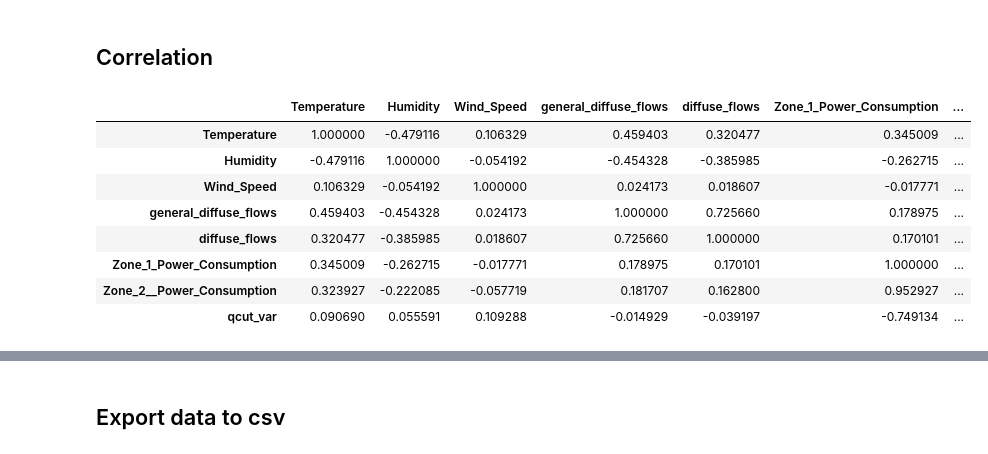
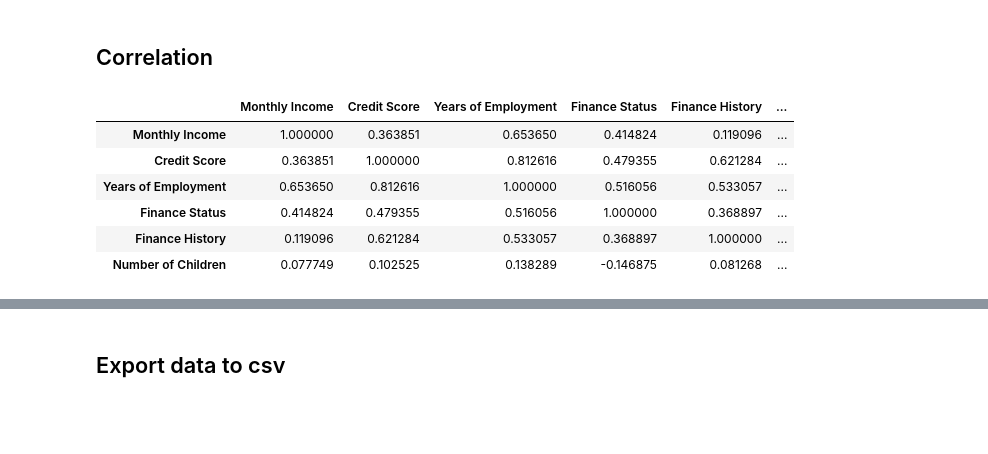
Before and after one commit to wojtas000/Advanced_Machine_Learning, a Jupyter notebook: dataset2.ipynb, the cells around one changed output, grey strips where cells are left out. Cells and saved outputs as stored; diff of their text form; code cells hidden in the pictures; blank space fills up the shorter version.

```diff
--- a/dataset2.ipynb
+++ b/dataset2.ipynb
@@ -109,0 +113,4 @@ data2['qcut_var'] = data2.eval(cols_to_check[0])
+# %%
+data2['Credit Score'] = data2['Credit Score'].fillna(data2['Credit Score'].mode()[0])
+data2['Years of Employment'] = data2['Years of Employment'].fillna(data2['Years of Employment'].mode()[0])
+data2 = data2[~data2.Car.isna()]
@@ -109,0 +128,3 @@ data2['qcut_var'] = data2.eval(cols_to_check[0])
+# %%
+data2['Number of Children'] = (data2['Number of Children']).str.replace('na','0')
+data2['Number of Children'] = data2['Number of Children'].fillna(0)
@@ -110,23 +142,23 @@ data2['qcut_var'] = data2.eval(cols_to_check[0])
+# %%
+data2 = data2.astype(float)
 # %% [markdown]
 ## Split
 # %%
-X = data2.drop(['class','Zone_3__Power_Consumption'], axis=1)
-y = data2['class']
+X = data2.drop(['Car'], axis=1)
+y = data2['Car']
 X_train, X_test, y_train, y_test = train_test_split(X, y, random_state=0, test_size = 0.2)
 # %% [markdown]
 ## Correlation
 # %%
-X_train.corr()
+X.corr()
 # %% [output]
-|  | Temperature | Humidity | Wind_Speed | general_diffuse_flows | diffuse_flows | Zone_1_Power_Consumption | ... |
-| Temperature | 1.000000 | -0.479116 | 0.106329 | 0.459403 | 0.320477 | 0.345009 | ... |
-| Humidity | -0.479116 | 1.000000 | -0.054192 | -0.454328 | -0.385985 | -0.262715 | ... |
-| Wind_Speed | 0.106329 | -0.054192 | 1.000000 | 0.024173 | 0.018607 | -0.017771 | ... |
-| general_diffuse_flows | 0.459403 | -0.454328 | 0.024173 | 1.000000 | 0.725660 | 0.178975 | ... |
-| diffuse_flows | 0.320477 | -0.385985 | 0.018607 | 0.725660 | 1.000000 | 0.170101 | ... |
-| Zone_1_Power_Consumption | 0.345009 | -0.262715 | -0.017771 | 0.178975 | 0.170101 | 1.000000 | ... |
-| Zone_2__Power_Consumption | 0.323927 | -0.222085 | -0.057719 | 0.181707 | 0.162800 | 0.952927 | ... |
-| qcut_var | 0.090690 | 0.055591 | 0.109288 | -0.014929 | -0.039197 | -0.749134 | ... |
+|  | Monthly Income | Credit Score | Years of Employment | Finance Status | Finance History | ... |
+| Monthly Income | 1.000000 | 0.363851 | 0.653650 | 0.414824 | 0.119096 | ... |
+| Credit Score | 0.363851 | 1.000000 | 0.812616 | 0.479355 | 0.621284 | ... |
+| Years of Employment | 0.653650 | 0.812616 | 1.000000 | 0.516056 | 0.533057 | ... |
+| Finance Status | 0.414824 | 0.479355 | 0.516056 | 1.000000 | 0.368897 | ... |
+| Finance History | 0.119096 | 0.621284 | 0.533057 | 0.368897 | 1.000000 | ... |
+| Number of Children | 0.077749 | 0.102525 | 0.138289 | -0.146875 | 0.081268 | ... |
 # %%
 sns.heatmap(X_train.corr())
 # %% [output]
```
Also changed, not shown: parts of 41 cells of this notebook, 4 other files.
